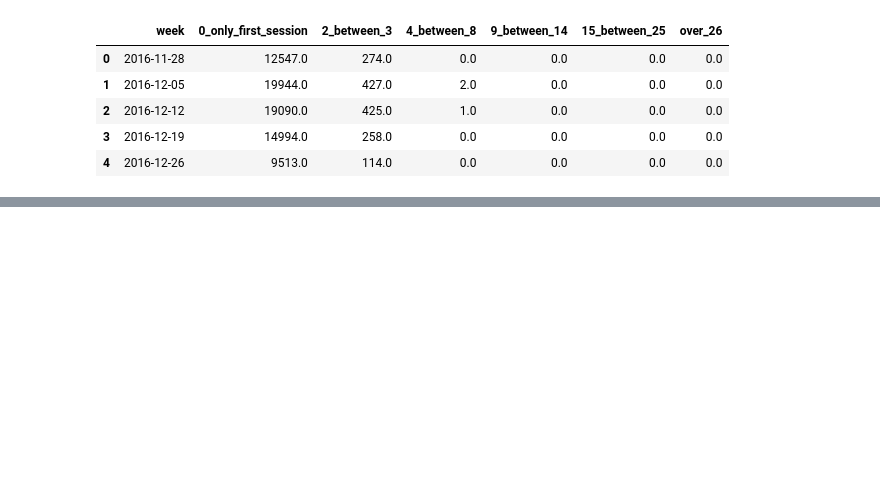
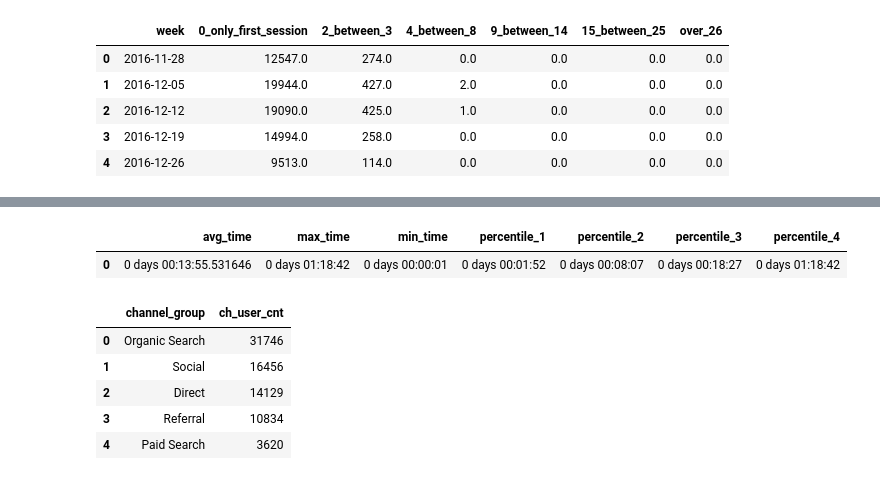
Before and after one commit to dj9678/Google_Ecommerce_Analysis, a Jupyter notebook: google ecommerce analysis.ipynb, the cells around one changed output, grey strips where cells are left out. Cells and saved outputs as stored; diff of their text form; code cells hidden in the pictures; blank space fills up the shorter version.

```diff
--- a/google ecommerce analysis.ipynb
+++ b/google ecommerce analysis.ipynb
@@ -540,0 +558,49 @@ df.head(10)
+# %%
+# Extract the average, maximum, minimum, and quartile percentile times it takes
+# for a user to connect to their second session after their first session.
+
+query = """
+with
+temp_01 as (
+select visit_id, row_number() over (partition by visit_id order by visit_start_time) as session_rnum
+	, visit_start_time
+	, count(*) over (partition by visit_id) as session_cnt
+from session
+),
+temp_02 as (
+select visit_id
+    , max(visit_start_time) - min(visit_start_time) as sess_time_diff
+from temp_01 where session_rnum <=2 and session_cnt > 1
+group by visit_id
+)
+select justify_interval(avg(sess_time_diff)) as avg_time
+    , max(sess_time_diff) as max_time, min(sess_time_diff) as min_time
+	, percentile_disc(0.25) within group (order by sess_time_diff) as percentile_1
+	, percentile_disc(0.5) within group (order by sess_time_diff)	as percentile_2
+	, percentile_disc(0.75) within group (order by sess_time_diff)	as percentile_3
+	, percentile_disc(1.0) within group (order by sess_time_diff)	as percentile_4
+from temp_02
+where sess_time_diff::interval > interval '0 second';
+"""
+df = pd.read_sql_query(sql=query, con=postgres_engine)
+df.head()
+# %% [output]
+|  | avg_time | max_time | min_time | percentile_1 | percentile_2 | percentile_3 | percentile_4 |
+| 0 | 0 days 00:13:55.531646 | 0 days 01:18:42 | 0 days 00:00:01 | 0 days 00:01:52 | 0 days 00:08:07 | 0 days 00:18:27 | 0 days 01:18:42 |
+# %%
+query = """
+select channel_group
+	, count(distinct visit_id) as ch_user_cnt
+from session
+group by channel_group order by ch_user_cnt desc;
+"""
+
+df_channel = pd.read_sql_query(sql=query, con=postgres_engine)
+df_channel.head()
+# %% [output]
+|  | channel_group | ch_user_cnt |
+| 0 | Organic Search | 31746 |
+| 1 | Social | 16456 |
+| 2 | Direct | 14129 |
+| 3 | Referral | 10834 |
+| 4 | Paid Search | 3620 |
```
Also changed, not shown: parts of 5 cells of this notebook.
